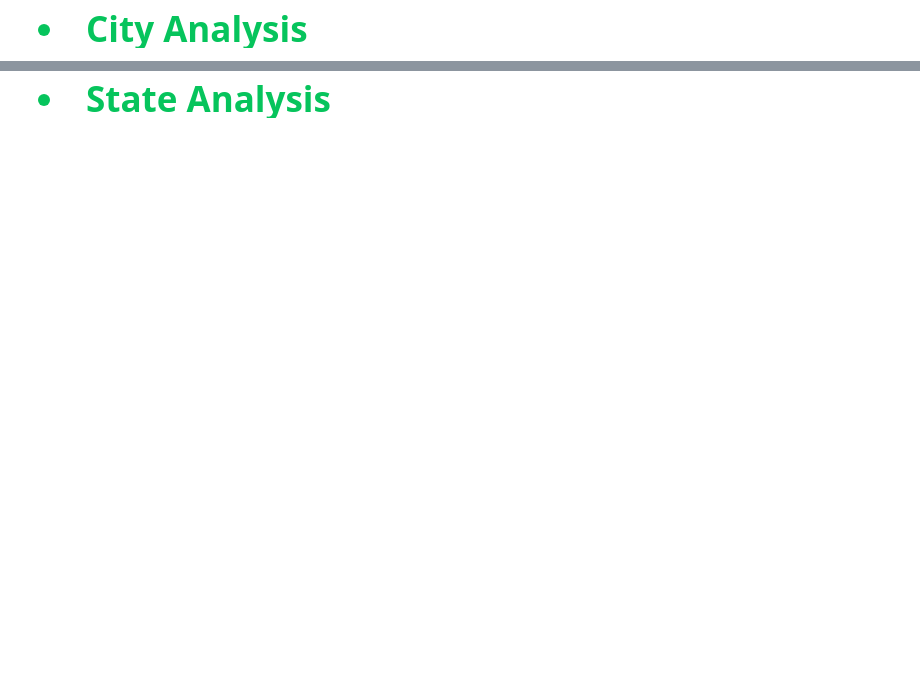
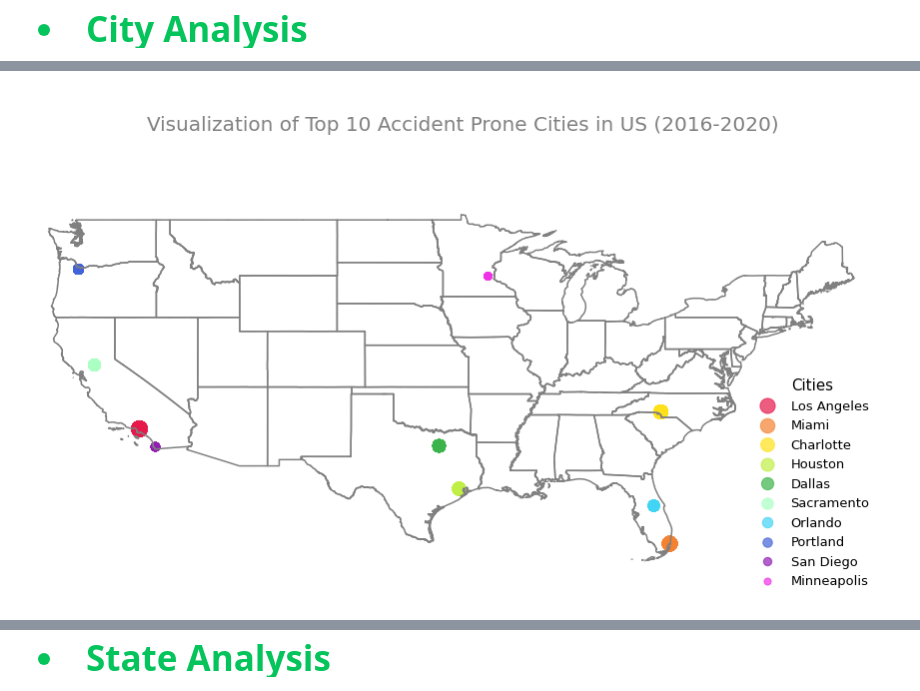
Before and after one commit to SatyaRay003/US-Accidents-Exploratory-Data-Analysis, a Jupyter notebook: 50-insights-extraction-us-accident-analysis.ipynb, the cells around one changed output, grey strips where cells are left out. Cells and saved outputs as stored; diff of their text form; code cells hidden in the pictures; blank space fills up the shorter version.

```diff
--- a/50-insights-extraction-us-accident-analysis.ipynb
+++ b/50-insights-extraction-us-accident-analysis.ipynb
@@ -181,26 +214,28 @@ geo_df_cities = gpd.GeoDataFrame(top_10_cities_df, geometry=geometry_cities)
 # %%
 fig, ax = plt.subplots(figsize=(15,15))
 ax.set_xlim([-125,-65])
 ax.set_ylim([22,55])
 states.boundary.plot(ax=ax, color='grey');
 
 colors = ['#e6194B','#f58231','#ffe119','#bfef45','#3cb44b', '#aaffc3','#42d4f4','#4363d8','#911eb4','#f032e6']
 markersizes = [50+(i*20) for i in range(10)][::-1]
 for i in range(10):
     geo_df_cities[geo_df_cities['City'] == top_ten_city_list[i]].plot(ax=ax, markersize=markersizes[i],
                                                                       color=colors[i], marker='o',
                                                                       label=top_ten_city_list[i], alpha=0.7);
 
 plt.legend(prop={'size': 13}, loc='best', bbox_to_anchor=(0.5, 0., 0.5, 0.5), edgecolor='white', title="Cities", title_fontsize=15);
 
 for i in ['bottom', 'top', 'left', 'right']:
     side = ax.spines[i]
     side.set_visible(False)
 
 plt.tick_params(top=False, bottom=False, left=False, right=False,
                 labelleft=False, labelbottom=False)
 
-plt.title('\nVisualization of Top 10 Cities \nwith most no. of road accidents (2016-2020) in US', size=20, color='grey');
+plt.title('\nVisualization of Top 10 Accident Prone Cities in US (2016-2020)', size=20, color='grey');
+# %% [output]
+[figure, added]
 # %% [markdown]
 <p><img alt="Insight logo" src="https://drive.google.com/uc?export=view&id=15uX4fnuDMuki2xAnjK8wv-ifJhAkBtJ2" align="left" hspace="10px" vspace="0px"></p>
 
```
Also changed, not shown: parts of 83 cells of this notebook.
